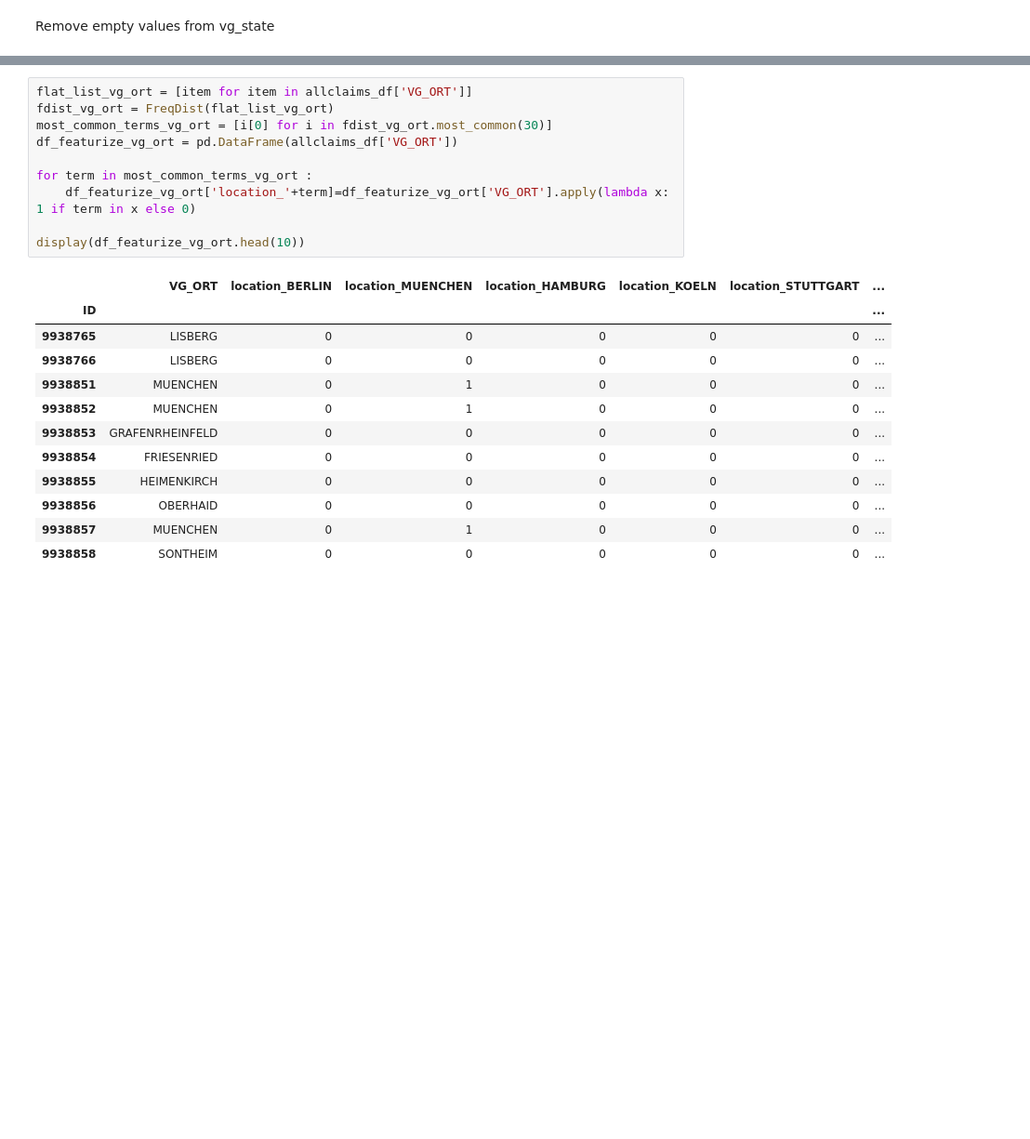
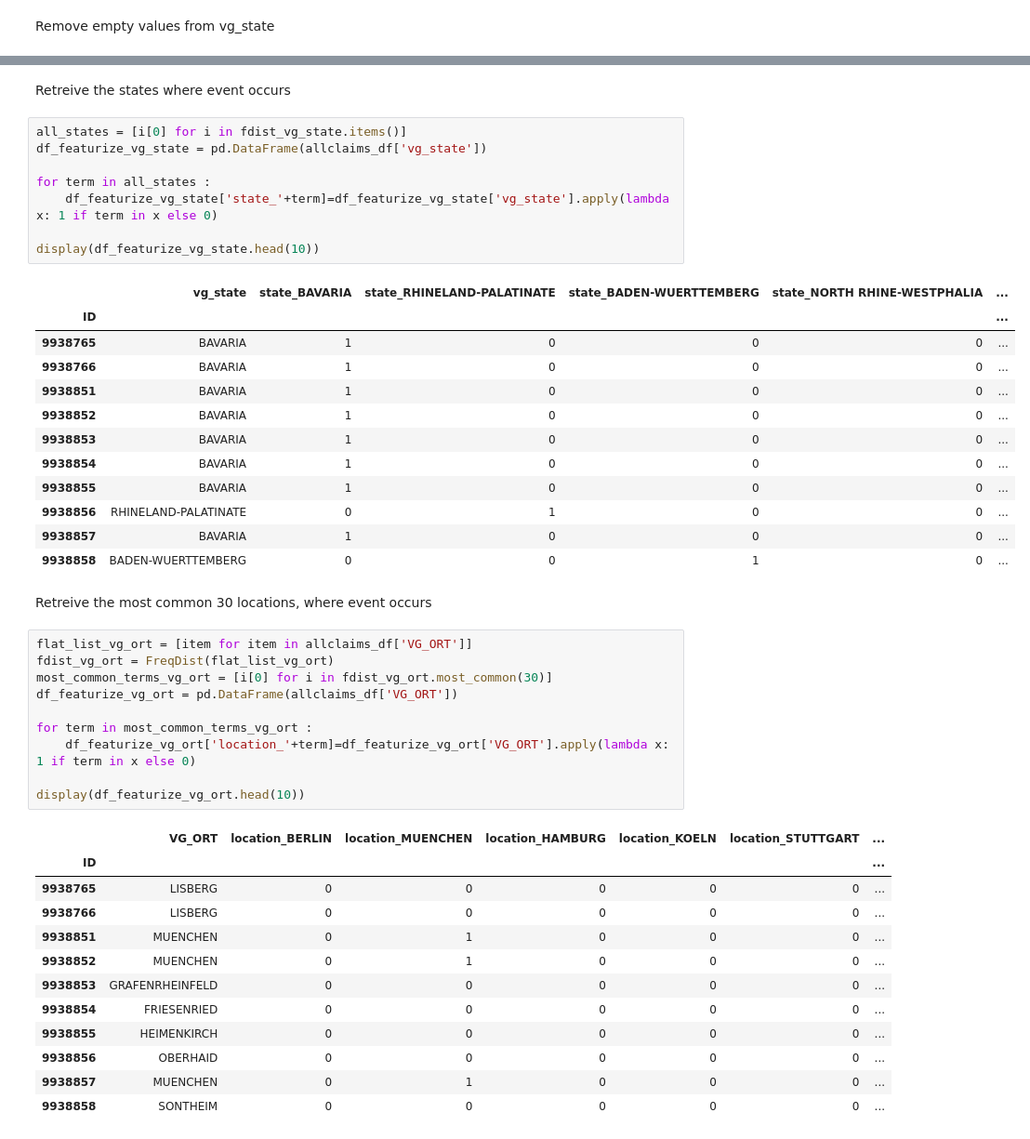
Before and after one commit to Saraavana/reclamation-processing, a Jupyter notebook: 00-Data-Exploration.ipynb, the cells around one changed output, grey strips where cells are left out. Shown at 93% size. Saved outputs shown, nothing was run; the diff lists cells and outputs as text; blank space fills up the shorter version.

```diff
--- a/00-Data-Exploration.ipynb
+++ b/00-Data-Exploration.ipynb
@@ -309,4 +264,29 @@ fdist_vg_state.plot(cumulative=False)
 <AxesSubplot:xlabel='Samples', ylabel='Counts'>
+# %% [markdown]
+Retreive the states where event occurs
+# %%
+all_states = [i[0] for i in fdist_vg_state.items()]
+df_featurize_vg_state = pd.DataFrame(allclaims_df['vg_state'])
+
+for term in all_states :
+    df_featurize_vg_state['state_'+term]=df_featurize_vg_state['vg_state'].apply(lambda x: 1 if term in x else 0)
+
+display(df_featurize_vg_state.head(10))
+# %% [output]
+|  | vg_state | state_BAVARIA | state_RHINELAND-PALATINATE | state_BADEN-WUERTTEMBERG | state_NORTH RHINE-WESTPHALIA | ... |
+| ID |  |  |  |  |  | ... |
+| 9938765 | BAVARIA | 1 | 0 | 0 | 0 | ... |
+| 9938766 | BAVARIA | 1 | 0 | 0 | 0 | ... |
+| 9938851 | BAVARIA | 1 | 0 | 0 | 0 | ... |
+| 9938852 | BAVARIA | 1 | 0 | 0 | 0 | ... |
+| 9938853 | BAVARIA | 1 | 0 | 0 | 0 | ... |
+| 9938854 | BAVARIA | 1 | 0 | 0 | 0 | ... |
+| 9938855 | BAVARIA | 1 | 0 | 0 | 0 | ... |
+| 9938856 | RHINELAND-PALATINATE | 0 | 1 | 0 | 0 | ... |
+| 9938857 | BAVARIA | 1 | 0 | 0 | 0 | ... |
+| 9938858 | BADEN-WUERTTEMBERG | 0 | 0 | 1 | 0 | ... |
+# %% [markdown]
+Retreive the most common 30 locations, where event occurs
 # %%
 flat_list_vg_ort = [item for item in allclaims_df['VG_ORT']]
 fdist_vg_ort = FreqDist(flat_list_vg_ort)
```
Also changed, not shown: parts of 40 cells of this notebook.
